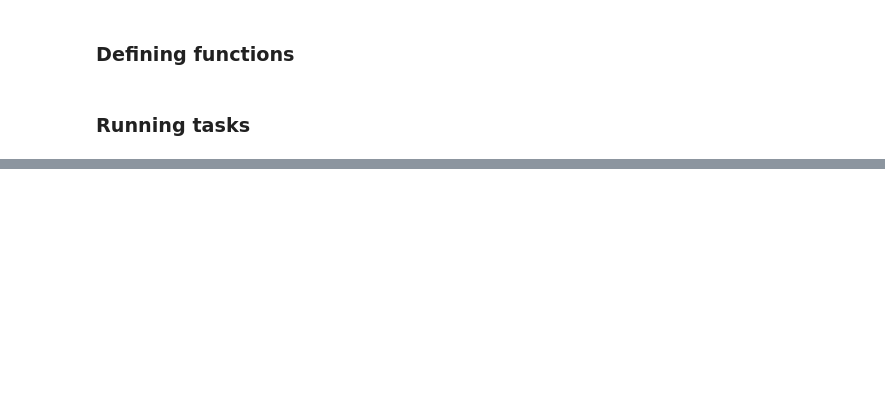
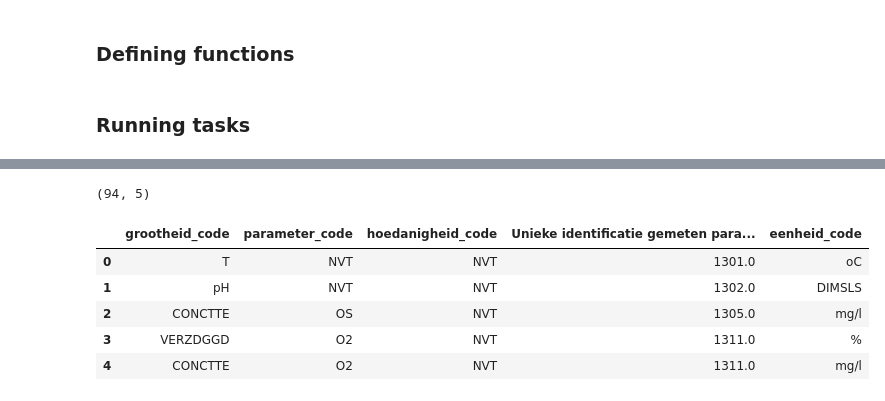
Before and after one commit to openearth/ISC-mapping-schelde, a Jupyter notebook: scripts/03_Exploring_duplicates.ipynb, the cells around one changed output, grey strips where cells are left out. Drawn from its saved outputs; the diff is of its cells as text; code cells hidden in the pictures; blank space fills up the shorter version.

```diff
--- a/scripts/03_Exploring_duplicates.ipynb
+++ b/scripts/03_Exploring_duplicates.ipynb
@@ -372,0 +553,20 @@ repeated_cases_by_station["NL89_SCHAARVODDL"]
+# %%
+df_data = mapping_location(df_data, df_mapping_location)
+df_data = mapping_substances_by_aquocode(df_data, df_mapping_substances)
+df_data = mapping_substances_by_grootheid(df_data, df_mapping_substances)
+df_data = mapping_hoedanigheid(df_data, df_mapping_hoedanigheid)
+df_data = drop_rows_without_parameter(df_data)
+filtered_df = filter_data(df_data)
+filtered_df, removed_df = select_lowest_aquocode_with_notes(filtered_df)
+
+# Select filtered_df where higher_aquocodes_info is not empty (i.e. there were higher aquocodes present for the same case)
+filtered_df_with_higher_aquocodes = filtered_df[filtered_df["higher_aquocodes_info"] != ""]
+
+unique_values_after_merge = get_count_unique_parameter_values(filtered_df)
+check_duplicates(filtered_df)
+harmonized_df = harmonized_df(filtered_df)
+
+# Explore results
+dfs_by_station = split_by_station(filtered_df)
+repeated_cases_by_station = get_repeated_cases_by_station(dfs_by_station)
+print_parameter_counts_by_event_aquocode(repeated_cases_by_station)
@@ -372,0 +612,27 @@ repeated_cases_by_station["NL89_SCHAARVODDL"]
+# %%
+# Pick only the columns you want
+cols = [
+    "grootheid_code",
+    "parameter_code",
+    "hoedanigheid_code",
+    "Unieke identificatie gemeten parameter",
+    "eenheid_code"
+]
+
+# Keep those columns, then remove duplicate rows
+filtered_df_dedup = (
+    filtered_df[cols]
+    .drop_duplicates()
+    .reset_index(drop=True)
+)
+
+print(filtered_df_dedup.shape)
+filtered_df_dedup.head()
+# %% [output]
+(94, 5)
+|  | grootheid_code | parameter_code | hoedanigheid_code | Unieke identificatie gemeten para... | eenheid_code |
+| 0 | T | NVT | NVT | 1301.0 | oC |
+| 1 | pH | NVT | NVT | 1302.0 | DIMSLS |
+| 2 | CONCTTE | OS | NVT | 1305.0 | mg/l |
+| 3 | VERZDGGD | O2 | NVT | 1311.0 | % |
+| 4 | CONCTTE | O2 | NVT | 1311.0 | mg/l |
```
Also changed, not shown: parts of 11 cells of this notebook, 5 other files.
